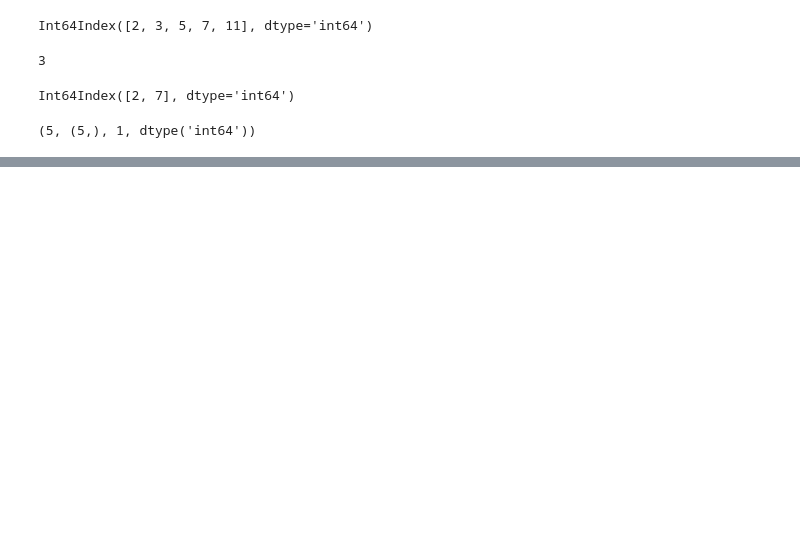
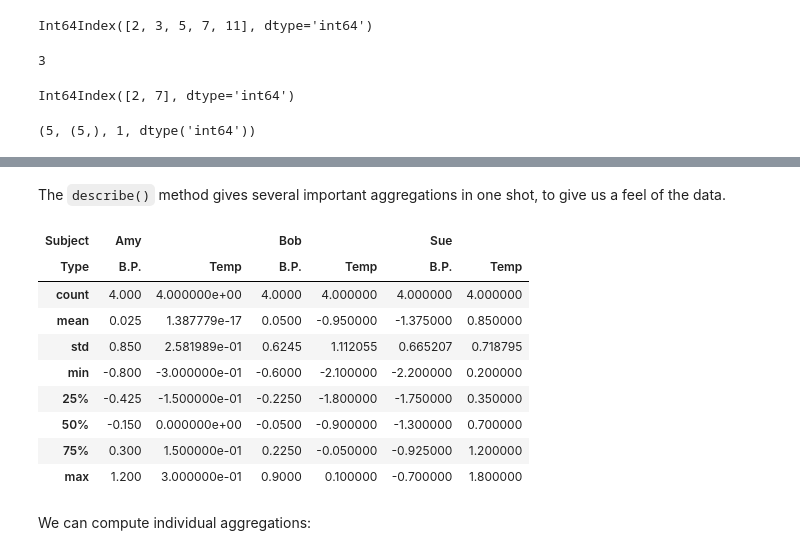
Before and after one commit to parijatmishra/learn, a Jupyter notebook: machine_learning/jupyter_101/Pandas basics.ipynb, the cells around one changed output, grey strips where cells are left out. Cells and saved outputs as stored; diff of their text form; code cells hidden in the pictures; blank space fills up the shorter version.

```diff
--- a/machine_learning/jupyter_101/Pandas basics.ipynb
+++ b/machine_learning/jupyter_101/Pandas basics.ipynb
@@ -255,0 +1154,7 @@ Int64Index([2, 7], dtype='int64')
+# %%
+rows = pd.MultiIndex.from_product([[2010, 2011], [1, 2]], names=['Year', 'Visit#'])
+cols = pd.MultiIndex.from_product([['Bob', 'Amy', 'Sue'], ['B.P.', 'Temp']], names=['Subject', 'Type'])
+
+data = np.round(np.random.randn(4, 6), 1)
+health_df = pd.DataFrame(data, index=rows, columns=cols)
+health_df
@@ -255,0 +1242,4 @@ Int64Index([2, 7], dtype='int64')
+# %%
+# health_df.loc[(2010, 1), 'Amy':] ## Will raise error.
+health_df.sort_index(axis=1, inplace=True)
+health_df
@@ -255,0 +1357,17 @@ Int64Index([2, 7], dtype='int64')
+# %% [markdown]
+The `describe()` method gives several important aggregations in one shot, to give us a feel of the data.
+# %%
+health_df.describe()
+# %% [output]
+| Subject | Amy |  | Bob |  | Sue |  |
+| Type | B.P. | Temp | B.P. | Temp | B.P. | Temp |
+| count | 4.000 | 4.000000e+00 | 4.0000 | 4.000000 | 4.000000 | 4.000000 |
+| mean | 0.025 | 1.387779e-17 | 0.0500 | -0.950000 | -1.375000 | 0.850000 |
+| std | 0.850 | 2.581989e-01 | 0.6245 | 1.112055 | 0.665207 | 0.718795 |
+| min | -0.800 | -3.000000e-01 | -0.6000 | -2.100000 | -2.200000 | 0.200000 |
+| 25% | -0.425 | -1.500000e-01 | -0.2250 | -1.800000 | -1.750000 | 0.350000 |
+| 50% | -0.150 | 0.000000e+00 | -0.0500 | -0.900000 | -1.300000 | 0.700000 |
+| 75% | 0.300 | 1.500000e-01 | 0.2250 | -0.050000 | -0.925000 | 1.200000 |
+| max | 1.200 | 3.000000e-01 | 0.9000 | 0.100000 | -0.700000 | 1.800000 |
+# %% [markdown]
+We can compute individual aggregations:
```
Also changed, not shown: parts of 284 cells of this notebook.
